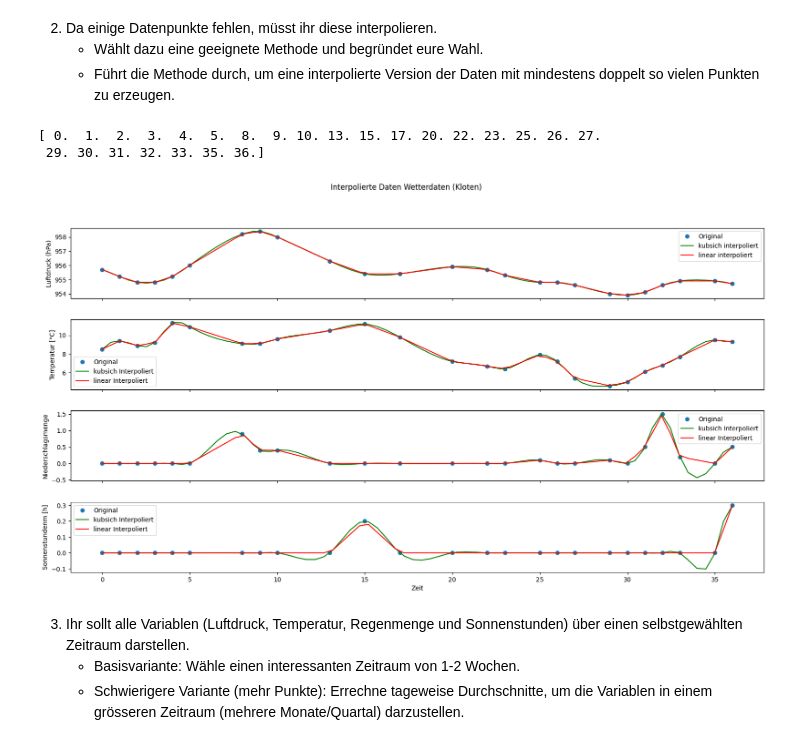
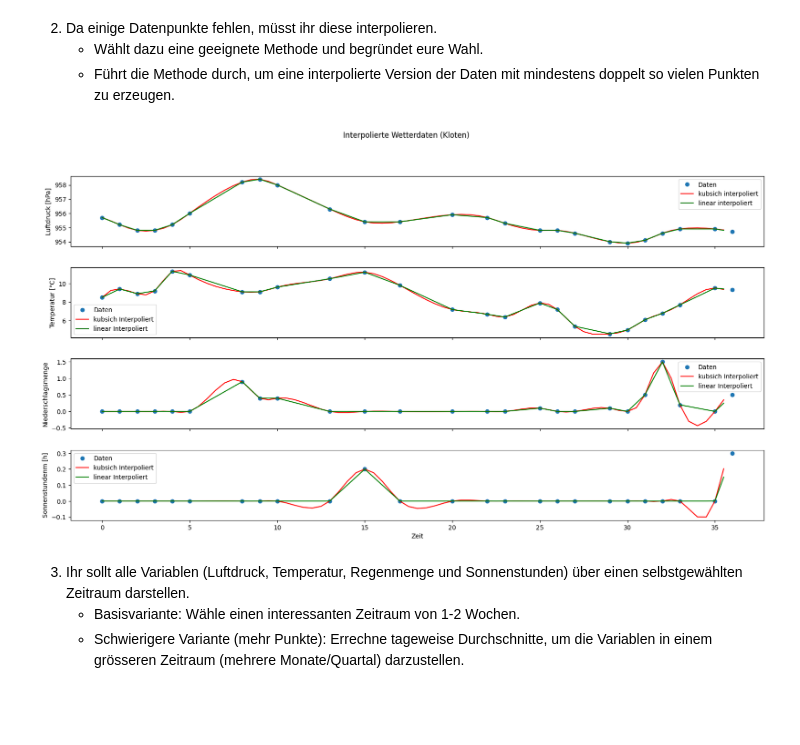
Before and after one commit to Kevin-J-Klein/NGDS-Gruppe-G, a Jupyter notebook: WetterstationGruppeG.ipynb, the cells around one changed output. Drawn from its saved outputs; the diff is of its cells as text; code cells hidden in the pictures; blank space fills up the shorter version.

```diff
--- a/WetterstationGruppeG.ipynb
+++ b/WetterstationGruppeG.ipynb
@@ -44,66 +44,62 @@ Anzahl Messungen: 7473
 2. Da einige Datenpunkte fehlen, müsst ihr diese interpolieren.
    - Wählt dazu eine geeignete Methode und begründet eure Wahl.
    - Führt die Methode durch, um eine interpolierte Version der Daten mit mindestens doppelt so vielen Punkten zu erzeugen.
-# %%
-time_diff_demo = time_diff[:25]
-print(time_diff_demo)
-# %% [output]
-[ 0.  1.  2.  3.  4.  5.  8.  9. 10. 13. 15. 17. 20. 22. 23. 25. 26. 27.
- 29. 30. 31. 32. 33. 35. 36.]
+# %%
+#daten für demo
+time_diff_demo = time_diff[:25]
+max_demo = int(np.max(time_diff_demo))
+t_demo = np.linspace(0, max_demo, (2*max_demo))
+
+max = int(np.max(time_diff))
+t = np.linspace(0, max, (2*max))
+
+f_cubic     = interp1d(time_diff, klo_weather_t[2:6], kind='cubic')
+f_linear    = interp1d(time_diff, klo_weather_t[2:6], kind = 'linear')
+f_quadratic = interp1d(time_diff, klo_weather_t[2:3], kind='quadratic')
+f_nearest   = interp1d(time_diff, klo_weather_t[2:3], kind='nearest')
+
+prestah0_inter_cubic, tre200h0_inter_cubic,rre150h0_inter_cubic, su2000h0_inter_cubic       = f_cubic(t)
+prestah0_inter_linear, tre200h0_inter_linear,rre150h0_inter_linear, su2000h0_inter_linear   = f_linear(t)
 # %%
-max = int(np.max(time_diff[:25]))
-#print(max)
-#0, 7473, 2*7473
-
-t = np.linspace(0, max, (2*max))
-
-#f_cubic = interpolate.interp1d(time_diff[:25], prestah0[:2], kind='cubic')
-
-f_cubic = interp1d(time_diff, klo_weather_t[2:6], kind='cubic')
-f_linear = interp1d(time_diff, klo_weather_t[2:6], kind = 'linear')
-
-prestah0_inter, tre200h0_inter,rre150h0_inter, su2000h0_inter = f_cubic(t)
-prestah0_inter_linear, tre200h0_inter_linear,rre150h0_inter_linear, su2000h0_inter_linear = f_linear(t)
-
-klo_weather_t_inter = np.array([prestah0_inter, tre200h0_inter,rre150h0_inter, su2000h0_inter])
-
-
 fig, (ax1, ax2, ax3, ax4) = plt.subplots(4, 1, sharex=True, figsize=(20,10))
 fig.subplots_adjust(wspace=0.5, hspace=0.3)
 
-ax1.plot(time_diff_demo, prestah0[:25], 'o', label='Original')
-ax1.plot(t, prestah0_inter, 'g-', label='kubsich interpoliert')
-ax1.plot(t, prestah0_inter_linear, 'r-', label='linear interpoliert')
-ax1.set_ylabel('Luftdruck (hPa)')
+ax1.plot(time_diff_demo, prestah0[:25], 'o', label='Daten')
+#ax1.plot(t_demo[0:2*max_demo], pressure_inter_quadratic[0:2*max_demo], 'yellow', label='quadratisch interpoliert')
+ax1.plot(t[0:2*max_demo], prestah0_inter_cubic[0:2*max_demo], 'r-', label='kubsich interpoliert')
+ax1.plot(t[0:2*max_demo], prestah0_inter_linear[0:2*max_demo], 'g-', label='linear interpoliert')
+#ax1.plot(t_demo[0:2*max_demo], pressure_inter_nearest[0:2*max_demo], 'yellow', label='nearest',linewidth=2)
+
+ax1.set_ylabel('Luftdruck [hPa]')
 #ax1.set_xlabel('Zeit')
 ax1.legend()
 
-ax2.plot(time_diff_demo, tre200h0[:25], 'o', label='Original')
-ax2.plot(t, tre200h0_inter, 'g-', label='kubsich Interpoliert')
-ax2.plot(t, tre200h0_inter_linear, 'r-', label='linear Interpoliert')
+ax2.plot(time_diff_demo, tre200h0[:25], 'o', label='Daten')
+ax2.plot(t[0:2*max_demo], tre200h0_inter_cubic[0:2*max_demo], 'r-', label='kubsich Interpoliert')
+ax2.plot(t[0:2*max_demo], tre200h0_inter_linear[0:2*max_demo], 'g-', label='linear Interpoliert')
 ax2.set_ylabel('Temperatur [°C]')
 #ax2.set_xlabel('Zeit')
 ax2.legend()
 
-ax3.plot(time_diff_demo, rre150h0[:25], 'o', label='Original')
-ax3.plot(t, rre150h0_inter, 'g-', label='kubsich Interpoliert')
-ax3.plot(t, rre150h0_inter_linear, 'r-', label='linear Interpoliert')
+ax3.plot(time_diff_demo, rre150h0[:25], 'o', label='Daten')
+ax3.plot(t[0:2*max_demo], rre150h0_inter_cubic[0:2*max_demo], 'r-', label='kubsich Interpoliert')
+ax3.plot(t[0:2*max_demo], rre150h0_inter_linear[0:2*max_demo], 'g-', label='linear Interpoliert')
 ax3.set_ylabel('Niederschlagsmenge') #Einheit: mm ?
 #ax3.set_xlabel('Zeit')
 ax3.legend()
 
-ax4.plot(time_diff_demo, su2000h0[:25], 'o', label='Original')
-ax4.plot(t, su2000h0_inter, 'g-', label='kubsich Interpoliert')
-ax4.plot(t, su2000h0_inter_linear, 'r-', label='linear Interpoliert')
+ax4.plot(time_diff_demo, su2000h0[:25], 'o', label='Daten')
+ax4.plot(t[0:2*max_demo], su2000h0_inter_cubic[0:2*max_demo], 'r-', label='kubsich Interpoliert')
+ax4.plot(t[0:2*max_demo], su2000h0_inter_linear[0:2*max_demo], 'g-', label='linear Interpoliert')
 ax4.set_ylabel('Sonnenstundenm [h]')
 #ax4.set_xlabel('Zeit')
 ax4.legend()
 
 plt.xlabel('Zeit')
-plt.suptitle('Interpolierte Daten Wetterdaten (Kloten)')
+plt.suptitle('Interpolierte Wetterdaten (Kloten)')
 plt.show()
 # %% [output]
-[figure, old version]
+[figure, new version]
 # %% [markdown]
 3. Ihr sollt alle Variablen (Luftdruck, Temperatur, Regenmenge und Sonnenstunden) über einen selbstgewählten Zeitraum darstellen.
    - Basisvariante: Wähle einen interessanten Zeitraum von 1-2 Wochen.
```
Also changed, not shown: parts of 3 cells of this notebook.
